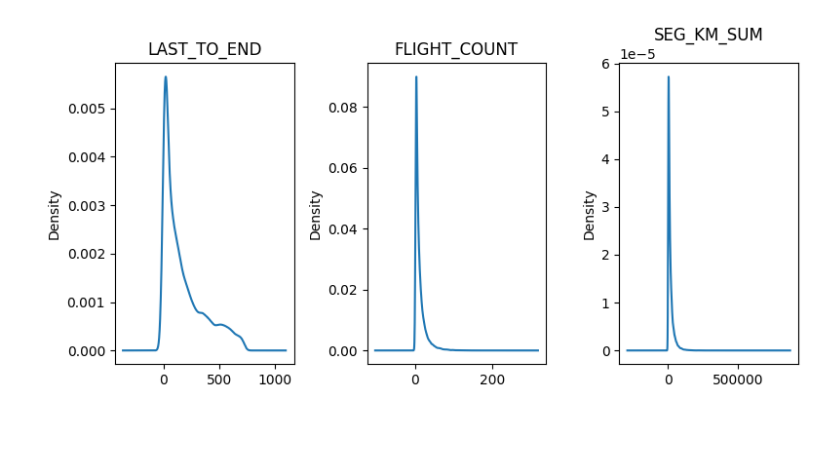
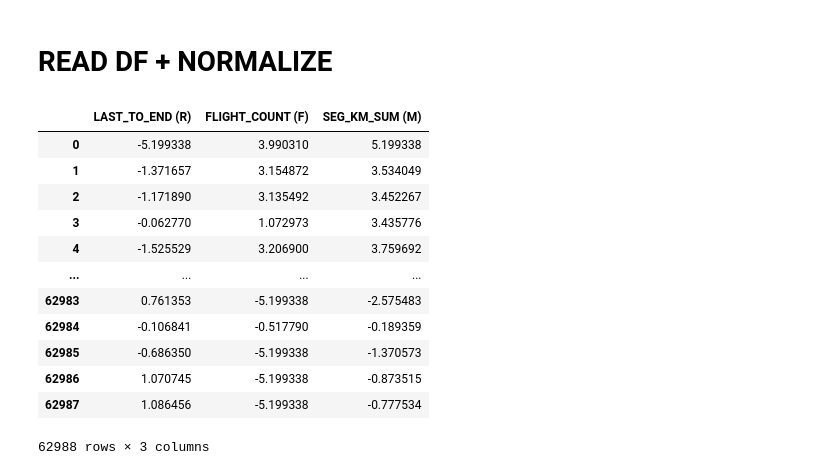
Before and after one commit to jptriciaestella/Skripsi-Kmeans-LTS, a Jupyter notebook: DATASET1/trimmed.ipynb, the cells around one changed output. Saved outputs shown, nothing was run; the diff lists cells and outputs as text; code cells hidden in the pictures; blank space fills up the shorter version.

```diff
--- a/DATASET1/trimmed.ipynb
+++ b/DATASET1/trimmed.ipynb
@@ -68,20 +7,23 @@ plt.show()
-# %%
-# Distribution of Data
-
-list_columns = list(df.columns.values)
-
-num_rows = 1
-num_cols = 3
-
-fig, ax = plt.subplots(num_rows, num_cols, figsize=(8,4))
-
-for i, column_name in enumerate(list_columns):
-    df[column_name].plot(ax=ax.flatten()[i], kind='kde')
-    ax.flatten()[i].set_title(column_name)
-
-plt.tight_layout()
-plt.show()
-# %% [output]
-[figure, removed]
+# %% [markdown]
+# READ DF + NORMALIZE
 # %%
+df = pd.read_csv("rfm_data.csv")
 df.rename(columns = {'LAST_TO_END':'LAST_TO_END (R)', 'FLIGHT_COUNT':'FLIGHT_COUNT (F)', 'SEG_KM_SUM':'SEG_KM_SUM (M)'}, inplace=True)
+
+quantile_trans = QuantileTransformer(n_quantiles=1000, output_distribution='normal')
+df_scaled = pd.DataFrame(quantile_trans.fit_transform(df), columns=df.columns)
+df_scaled
+# %% [output]
+|  | LAST_TO_END (R) | FLIGHT_COUNT (F) | SEG_KM_SUM (M) |
+| 0 | -5.199338 | 3.990310 | 5.199338 |
+| 1 | -1.371657 | 3.154872 | 3.534049 |
+| 2 | -1.171890 | 3.135492 | 3.452267 |
+| 3 | -0.062770 | 1.072973 | 3.435776 |
+| 4 | -1.525529 | 3.206900 | 3.759692 |
+| ... | ... | ... | ... |
+| 62983 | 0.761353 | -5.199338 | -2.575483 |
+| 62984 | -0.106841 | -0.517790 | -0.189359 |
+| 62985 | -0.686350 | -5.199338 | -1.370573 |
+| 62986 | 1.070745 | -5.199338 | -0.873515 |
+| 62987 | 1.086456 | -5.199338 | -0.777534 |
+62988 rows × 3 columns
```
Also changed, not shown: parts of 29 cells of this notebook, 21 other files.
